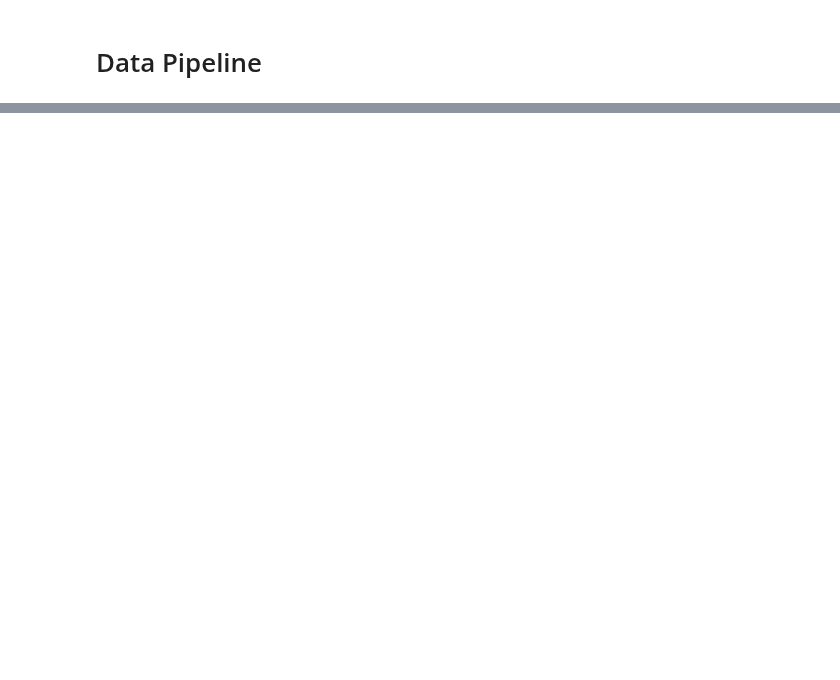
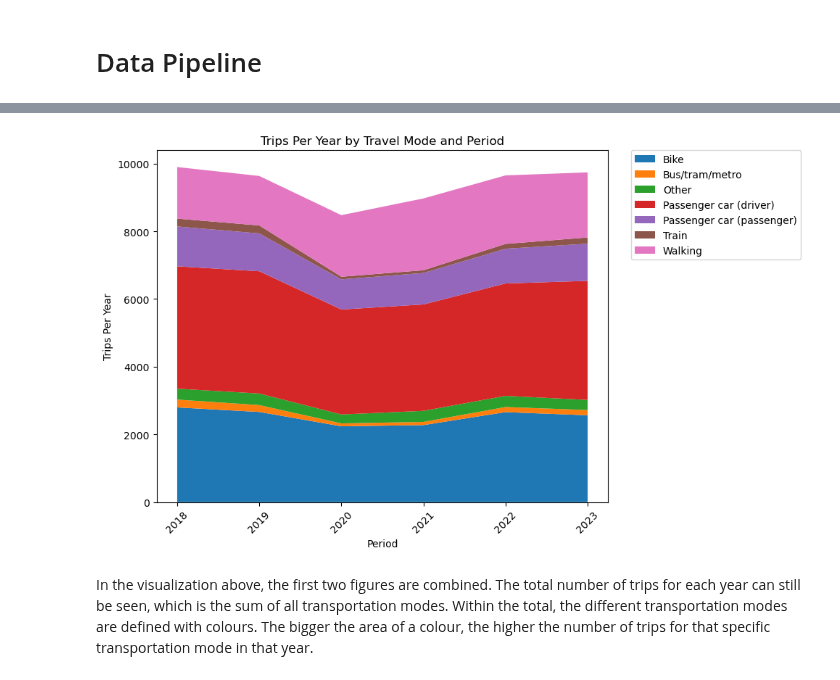
Before and after one commit to hiddevoogt/TIL-PROGRAMMING-2024-GROUP-10, a Jupyter notebook: project_group_10.ipynb, the cells around one changed output, grey strips where cells are left out. Drawn from its saved outputs; the diff is of its cells as text; code cells hidden in the pictures; blank space fills up the shorter version.

```diff
--- a/project_group_10.ipynb
+++ b/project_group_10.ipynb
@@ -49,0 +183,6 @@ Named And Cleaned Data After Dropping Missing Values: (38718, 13)
+# %%
+area_chart_trips(data)
+# %% [output]
+[figure, added]
+# %% [markdown]
+In the visualization above, the first two figures are combined. The total number of trips for each year can still be seen, which is the sum of all transportation modes. Within the total, the different transportation modes are defined with colours. The bigger the area of a colour, the higher the number of trips for that specific transportation mode in that year.
```
Also changed, not shown: parts of 28 cells of this notebook, 6 other files.
